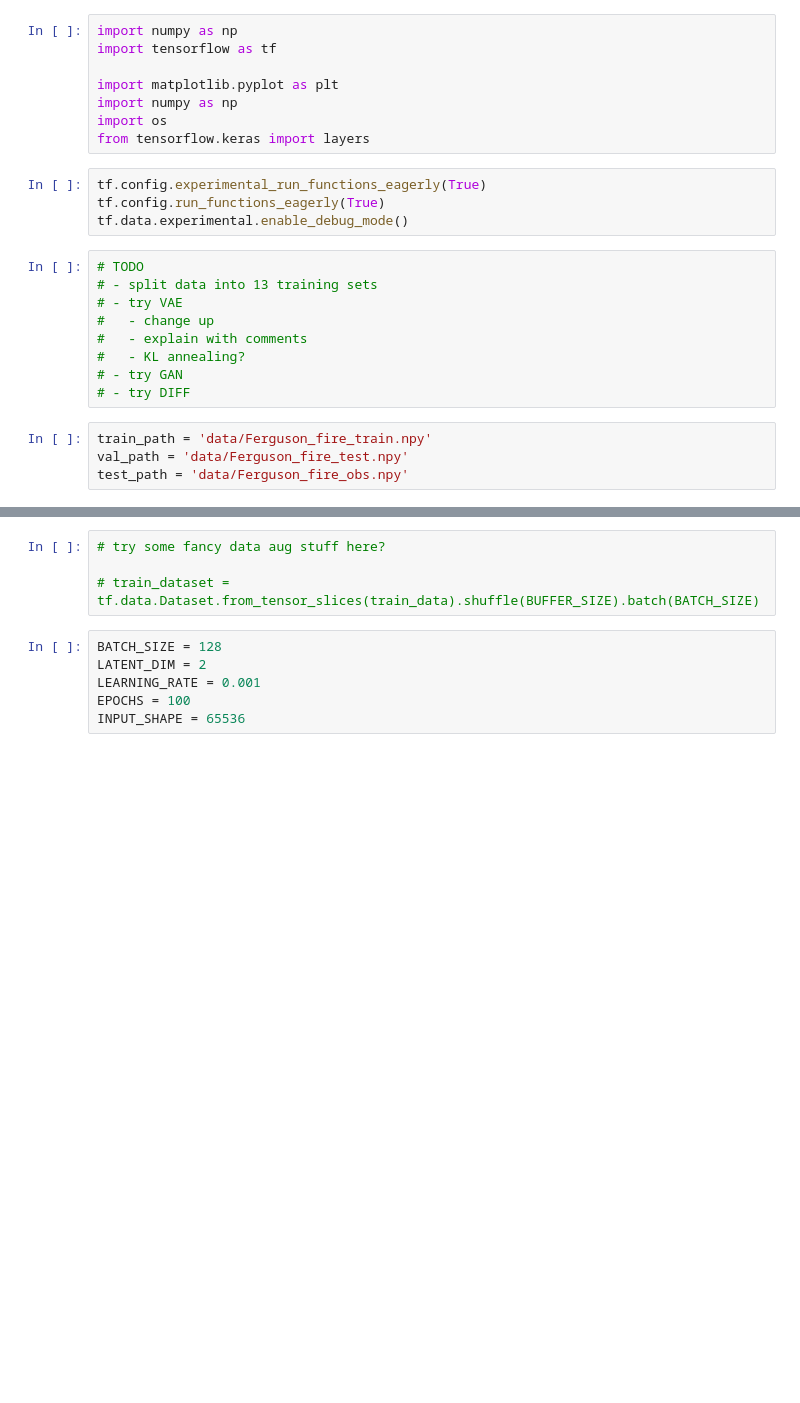
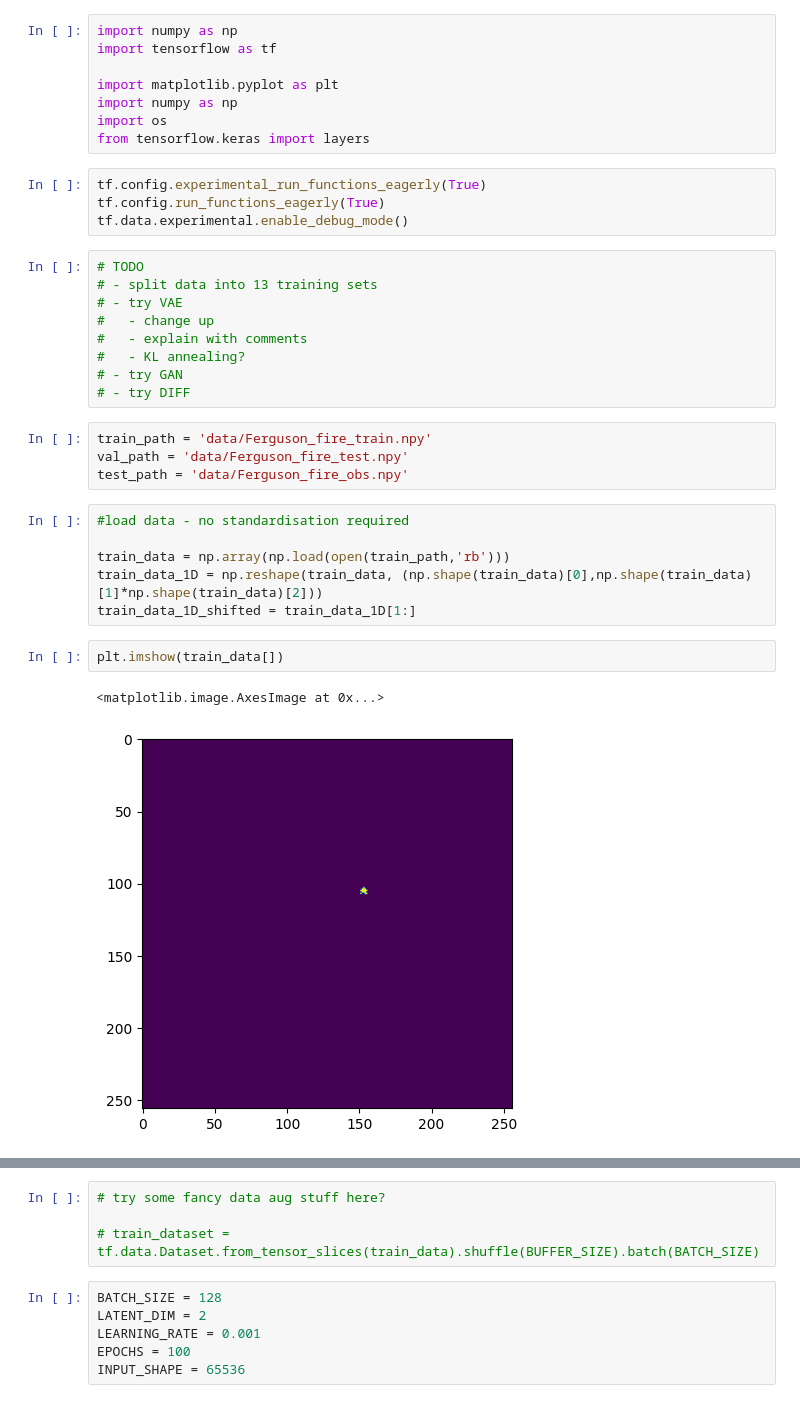
Before and after one commit to edsml-sm1122/ads-wildfire, a Jupyter notebook: generative.ipynb, the cells around one changed output, grey strips where cells are left out. Drawn from its saved outputs; the diff is of its cells as text; blank space fills up the shorter version.

```diff
--- a/generative.ipynb
+++ b/generative.ipynb
@@ -23,3 +23,14 @@ tf.data.experimental.enable_debug_mode()
 train_path = 'data/Ferguson_fire_train.npy'
 val_path = 'data/Ferguson_fire_test.npy'
 test_path = 'data/Ferguson_fire_obs.npy'
+# %%
+#load data - no standardisation required
+
+train_data = np.array(np.load(open(train_path,'rb')))
+train_data_1D = np.reshape(train_data, (np.shape(train_data)[0],np.shape(train_data)[1]*np.shape(train_data)[2]))
+train_data_1D_shifted = train_data_1D[1:]
+# %%
+plt.imshow(train_data[])
+# %% [output]
+<matplotlib.image.AxesImage at 0x...>
+[figure, added]
```
Also changed, not shown: parts of 7 cells of this notebook.
